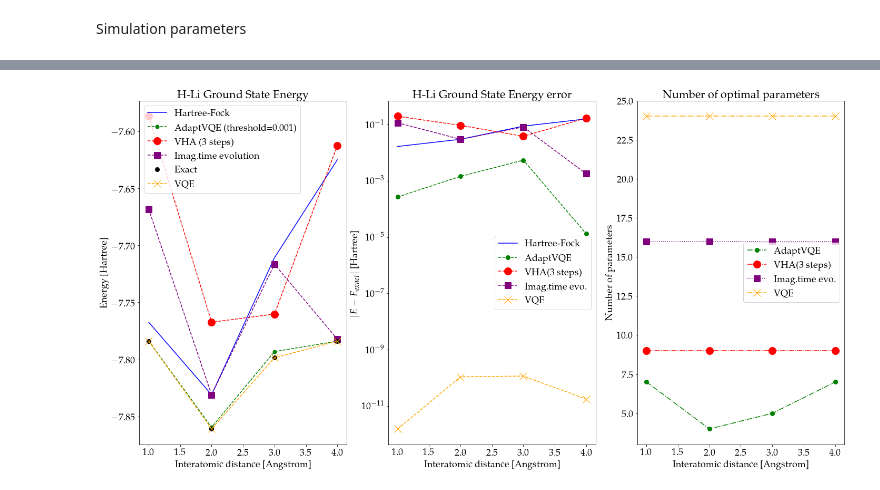
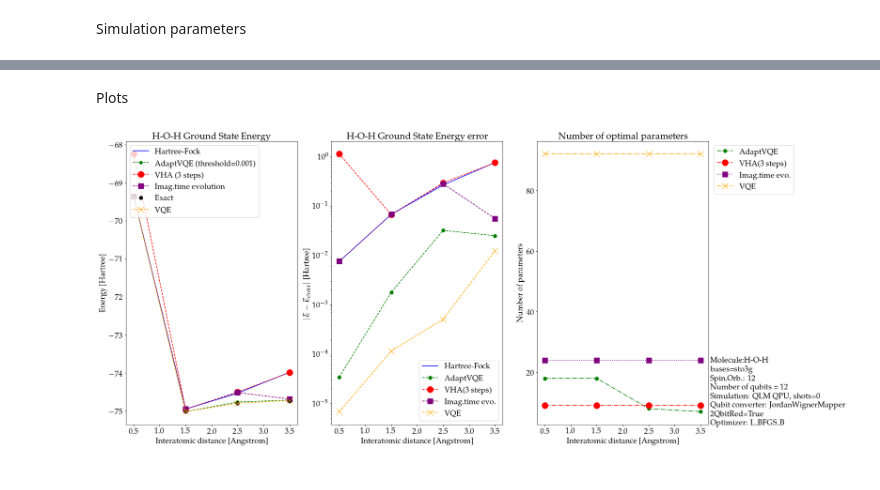
Before and after one commit to gsilviHQS/Variationals_algorithms, a Jupyter notebook: misc/notebooks/VQE_vs_adaptVQE_vs_VHA_vs_ImTiEvo_example.ipynb, the cells around one changed output, grey strips where cells are left out. Cells and saved outputs as stored; diff of their text form; code cells hidden in the pictures.

```diff
--- a/misc/notebooks/VQE_vs_adaptVQE_vs_VHA_vs_ImTiEvo_example.ipynb
+++ b/misc/notebooks/VQE_vs_adaptVQE_vs_VHA_vs_ImTiEvo_example.ipynb
@@ -50,4 +63,4 @@ use_qlm = True # instead of Qiskit
 
 use_remote_qlm = True # use QLM remote server
 
-usenoise = True  # Noise available for Qiskit or QLM remote
+usenoise = False  # Noise available for Qiskit or QLM remote
@@ -164,16 +205,19 @@ Simulation parameters
 # SIMULATION PARAMETERS
 
 # Molecule
-molecule = 'H .0 .0 -{0}; Li .0 .0 {0}'
-orbitals_to_remove = [4,5]
+#molecule = 'N .0 .0 -{0}; N .0 .0 {0}'
+# molecule = 'H .0 {0} {0}; H .0 {0} -{0};H .0 -{0} {0}; H .0 -{0} -{0}'
+molecule = 'H .0 {0} {0}; O .0 .0 .0;H .0 -{0} {0}'
+orbitals_to_remove = []
 basis = 'sto3g'
 
 # Distance to be used for the VQE
-distances = np.arange(1, 4.5, 1)  # angstrom distance
+distances = np.arange(0.5, 4.5, 1)  # angstrom distance
 print('Range of distance to compute:',distances)
 
 
 # Optimizer
+#
 optimizer = L_BFGS_B(maxiter=1000)
 #optimizer = COBYLA(maxiter=1000)
 #optimizer = SPSA(maxiter=100)
@@ -376,3 +431,5 @@ VHA , 3 steps: -7.612608879108582 ,exec_time= 153.63120161400002 s, number of op
+# %% [markdown]
+Plots
 # %%
 plt.rcParams.update({
     "text.usetex": True,
@@ -382,6 +439,27 @@ plt.rcParams.update({
 
 fig, (ax1, ax2, ax3) = plt.subplots(1, 3, figsize=(24, 12))
 
+molecule_name = "-".join([atom.strip()[0] for atom in molecule.split(';')])
+
+hamiltonian = es_problem.second_q_ops()[0]
+particle_number = es_problem.properties_transformed.get_property("ParticleNumber")
+num_particles = (particle_number.num_alpha, particle_number.num_beta)
+num_spin_orbitals = particle_number.num_spin_orbitals
+
+
+#COLLECT USEFUL INFO TO ADD TO THE ANNOTATION IN THE PLOT
+molecule_basis = 'Molecule:'+molecule_name+' \nbases='+basis
+spin_orbitals = '\nSpin.Orb.: '+str(num_spin_orbitals)
+label_num_qubits = '\nNumber of qubits = '+str(num_qubits)
+qbconv = '\nQubit converter: '+str(qubit_converter.mapper.__class__).split('.')[-1][:-2]+' \n2QbitRed='+str(qubit_converter.two_qubit_reduction)
+sv_shots = "\nSimulation: "+('QLM QPU, shots='+str(shots) if use_qlm else 'Qiskit Backend, shots='+str(shots))
+optim = '\nOptimizer: '+ str(optimizer.__class__).split('.')[-1][:-2]
+noiz = '\nNoise ='+str(usenoise)
+# if usenoise: noiz+=', type='+str(device_backend.name())
+annotation = molecule_basis+spin_orbitals+label_num_qubits+sv_shots+qbconv+optim
+ann = plt.annotate(annotation, xy=(1.01, 0.0), xycoords='axes fraction')
+
+
 ax1.plot(distances, hf_energies, color='blue', label='Hartree-Fock')
 ax1.plot(distances, adapt_vqe_energies, '.',markersize=14,linestyle='--', color='green', label='AdaptVQE (threshold=0.001)')
 ax1.plot(distances, vha_energies, 'o',markersize=14,linestyle='--', color='red', label='VHA ('+str(trotter_steps)+' steps)')
@@ -390,41 +468,46 @@ ax1.plot(distances, exact_energies, '.',markersize=16, color='black', label='Exa
 ax1.plot(distances, vqe_energies, 'x',markersize=14,linestyle='--', color='orange', label='VQE')
 ax1.set_xlabel('Interatomic distance [Angstrom]')
 ax1.set_ylabel('Energy [Hartree]')
-ax1.set_title('H-Li Ground State Energy')
+ax1.set_title(molecule_name+' Ground State Energy')
 ax1.legend(loc='upper left')
 
 
 ypoints = [abs(a - b) for a, b in zip(hf_energies, exact_energies)]
 ax2.plot(distances, ypoints, color='blue', label='Hartree-Fock')
 ypoints = [abs(a - b) for a, b in zip(adapt_vqe_energies, exact_energies)]
 ax2.plot(distances, ypoints, '.',markersize=16, linestyle='--', color='green', label='AdaptVQE')
 ypoints = [abs(a - b) for a, b in zip(vha_energies, exact_energies)]
 ax2.plot(distances, ypoints, 'o',markersize=14, linestyle='--', color='red', label='VHA('+str(trotter_steps)+' steps)')
 ypoints = [abs(a - b) for a, b in zip(Ievo_energies, exact_energies)]
 ax2.plot(distances, ypoints, 's',markersize=12, linestyle='--', color='purple', label='Imag.time evo.')
 ypoints = [abs(a - b) for a, b in zip(vqe_energies, exact_energies)]
 ax2.plot(distances, ypoints, 'x',markersize=14, linestyle='--', color='orange', label='VQE')
 
 ax2.set_yscale('log')
 ax2.set_xlabel('Interatomic distance [Angstrom]')
 ax2.set_ylabel('$|E-E_{exact}|$ [Hartree]')
-ax2.set_title('H-Li Ground State Energy error')
+ax2.set_title(molecule_name+' Ground State Energy error')
 ax2.legend()
 
 
 
 ax3.plot(distances, adapt_vqe_params, '.',markersize=16, linestyle='-.', color='green', label='AdaptVQE')
 ax3.plot(distances, vha_params, 'o',markersize=14, linestyle='-.', color='red', label='VHA('+str(trotter_steps)+' steps)')
 ax3.plot(distances, Ievo_params, 's',markersize=12, linestyle=':', color='purple', label='Imag.time evo.')
 ax3.plot(distances, vqe_params, 'x',markersize=14, linestyle='-.', color='orange', label='VQE')
 
 ax3.set_xlabel('Interatomic distance [Angstrom]')
 ax3.set_ylabel('Number of parameters')
 ax3.set_title('Number of optimal parameters')
 ax3.legend()
 
-
-if usenoise==True: fig.savefig('LiH_ground_energy_noise.pdf')
-else: fig.savefig('LiH_ground_energy.pdf')
+lgd = plt.legend(bbox_to_anchor=(1.01, 1))
+date = datetime.datetime.now().strftime("%Y-%m-%d")
+if usenoise==True:
+    fig.savefig(molecule_name+'_ground_energy_noise'+date+'.png', bbox_extra_artists=(ann,lgd), bbox_inches='tight')
+    fig.savefig(molecule_name+'_ground_energy_noise'+date+'.pdf', bbox_extra_artists=(ann,lgd), bbox_inches='tight')
+else:
+    fig.savefig(molecule_name+'_ground_energy'+date+'.png', bbox_extra_artists=(ann,lgd), bbox_inches='tight')
+    fig.savefig(molecule_name+'_ground_energy'+date+'.pdf', bbox_extra_artists=(ann,lgd), bbox_inches='tight')
 # %% [output]
-[figure, old version]
+[figure, new version]
```
Also changed, not shown: parts of 14 cells of this notebook, 3 other files.
